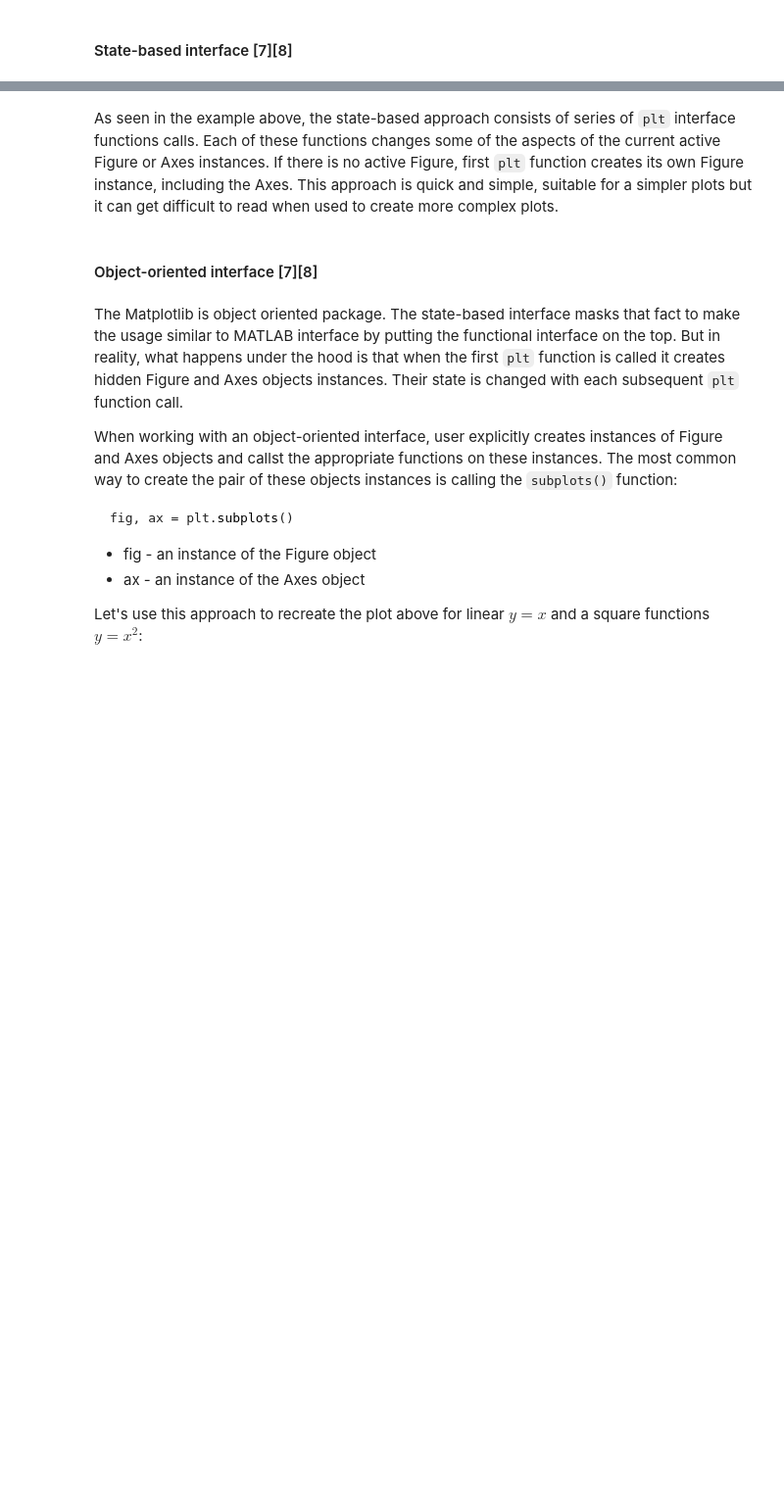
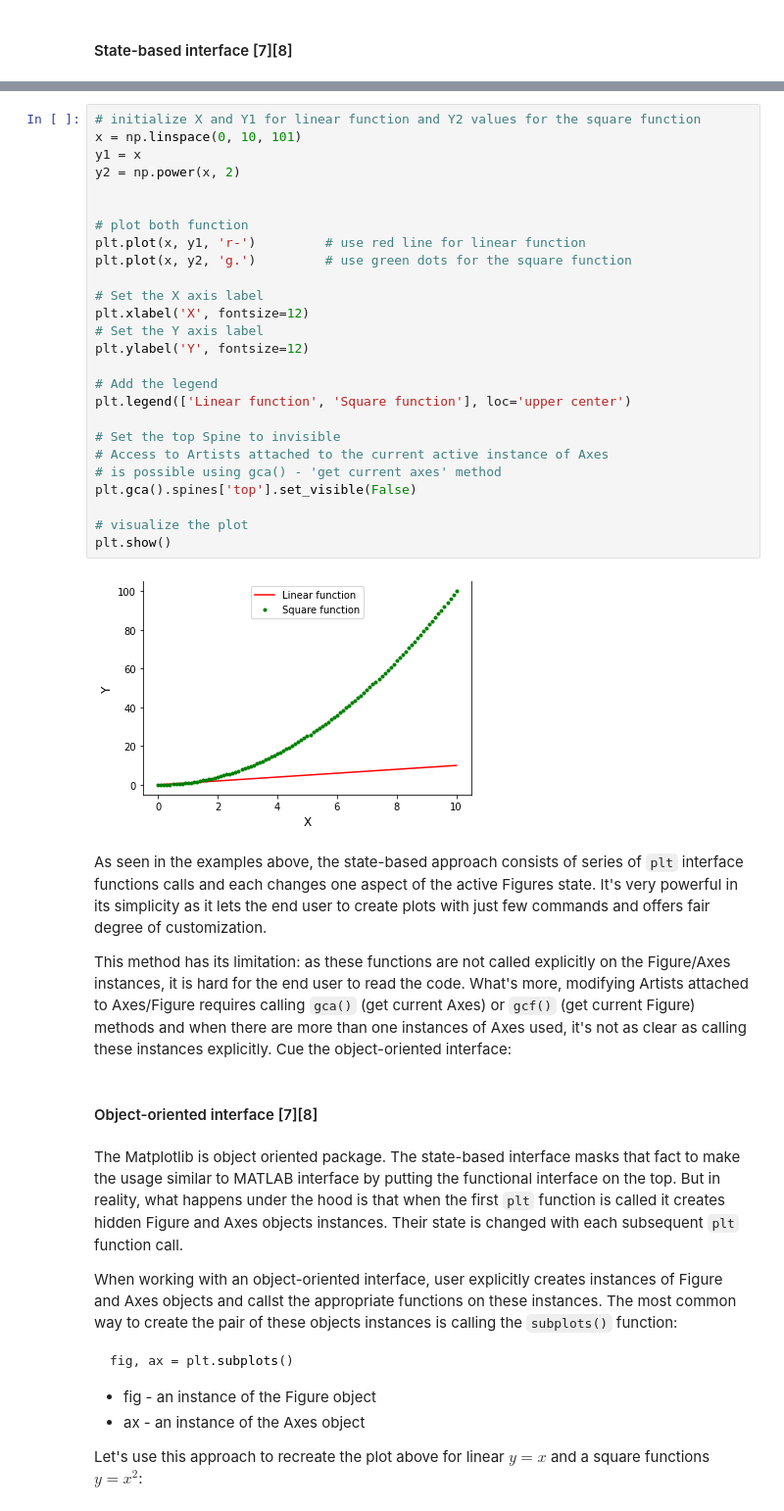
Before and after one commit to przemekbil/FoDA_2021, a Jupyter notebook: pyplot.ipynb, the cells around one changed output, grey strips where cells are left out. Shown at 98% size. Cells and saved outputs as stored; diff of their text form; blank space fills up the shorter version.

Commit message:
Clarification added to the state-based interface

````diff
--- a/pyplot.ipynb
+++ b/pyplot.ipynb
@@ -101,5 +90,35 @@ plt.show()
+# %%
+# initialize X and Y1 for linear function and Y2 values for the square function
+x = np.linspace(0, 10, 101)
+y1 = x
+y2 = np.power(x, 2)
+
+
+# plot both function
+plt.plot(x, y1, 'r-')         # use red line for linear function
+plt.plot(x, y2, 'g.')         # use green dots for the square function
+
+# Set the X axis label
+plt.xlabel('X', fontsize=12)
+# Set the Y axis label
+plt.ylabel('Y', fontsize=12)
+
+# Add the legend
+plt.legend(['Linear function', 'Square function'], loc='upper center')
+
+# Set the top Spine to invisible
+# Access to Artists attached to the current active instance of Axes
+# is possible using gca() - 'get current axes' method
+plt.gca().spines['top'].set_visible(False)
+
+# visualize the plot
+plt.show()
+# %% [output]
+[figure, added]
 # %% [markdown]
-As seen in the example above, the state-based approach consists of series of ```plt``` interface functions calls. Each of these functions changes some of the aspects of the current active Figure or Axes instances. If there is no active Figure, first ```plt``` function creates its own Figure instance, including the Axes. This approach is quick and simple, suitable for a simpler plots but it can get difficult to read when used to create more complex plots.
+As seen in the examples above, the state-based approach consists of series of ```plt``` interface functions calls and each changes one aspect of the active Figures state. It's very powerful in its simplicity as it lets the end user to create plots with just few commands and offers fair degree of customization.
+
+This method has its limitation: as these functions are not called explicitly on the Figure/Axes instances, it is hard for the end user to read the code. What's more, modifying Artists attached to Axes/Figure requires calling ```gca()``` (get current Axes) or ```gcf()``` (get current Figure) methods and when there are more than one instances of Axes used, it's not as clear as calling these instances explicitly. Cue the object-oriented interface:
 # %% [markdown]
 #### Object-oriented interface [7][8]
 # %% [markdown]
````
Also changed, not shown: parts of 5 cells of this notebook.
